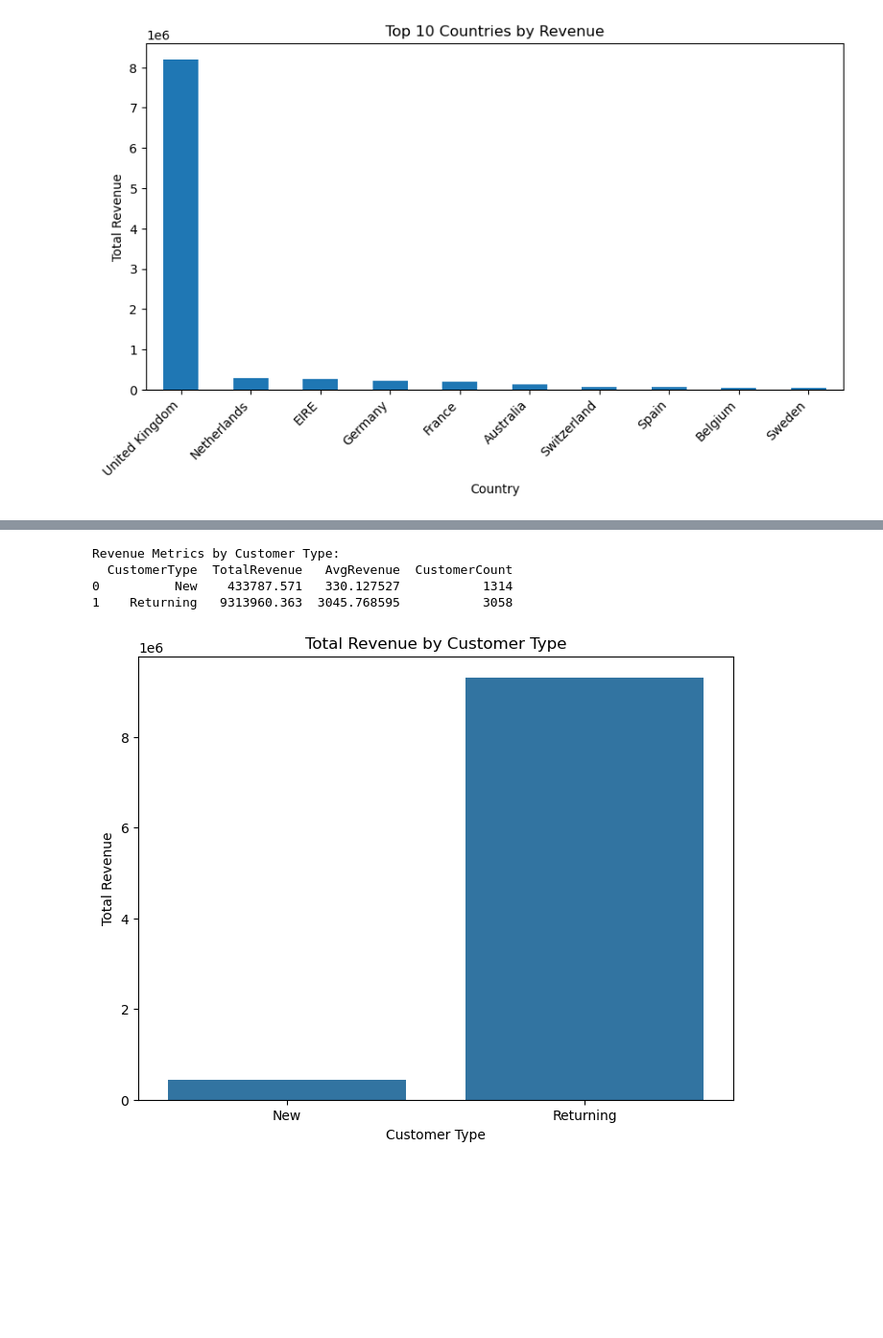
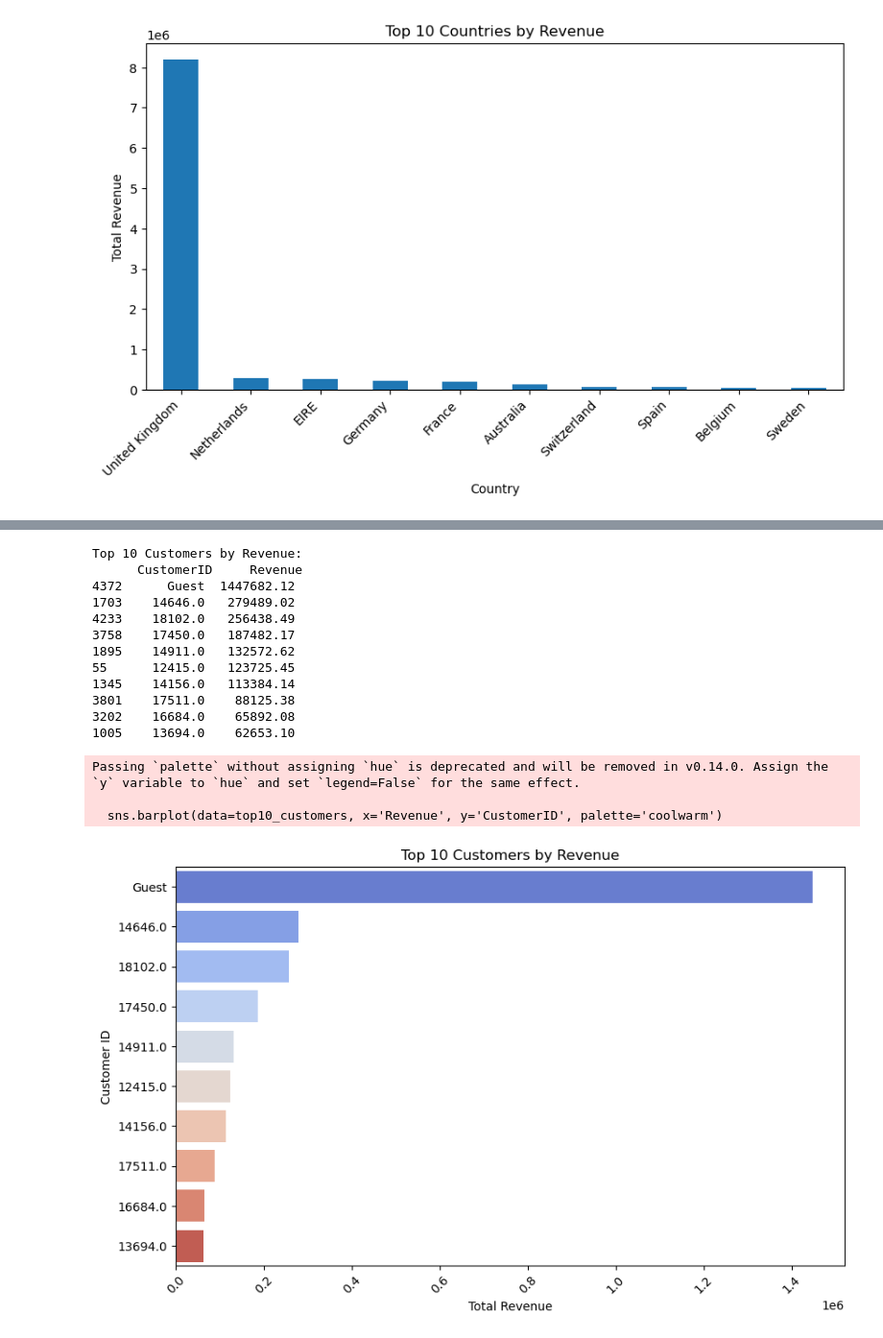
Before and after one commit to BihaniM/portfolio-project-1, a Jupyter notebook: Portfolio_project.ipynb, the cells around one changed output, grey strips where cells are left out. Shown: that part at 96% size. Cells and saved outputs as stored; diff of their text form; code cells hidden in the pictures; blank space fills up the shorter version.

```diff
--- a/Portfolio_project.ipynb
+++ b/Portfolio_project.ipynb
@@ -273,44 +276,30 @@ Name: Revenue, dtype: float64
-# %%
-# 2. Identify New vs. Returning Customers
-
-# Group by CustomerID to calculate:
-# - Frequency: number of unique invoices (transactions) per customer
-# - Total Revenue: sum of revenue per customer
-customer_summary = df.groupby('CustomerID').agg({
-    'InvoiceNo': 'nunique',   # Count unique purchases
-    'Revenue': 'sum'
-}).rename(columns={'InvoiceNo': 'Frequency'})
-
-# Classify customers: New if Frequency == 1, Returning if Frequency > 1
-customer_summary['CustomerType'] = customer_summary['Frequency'].apply(lambda x: 'New' if x == 1 else 'Returning')
-
-# -------------------------------
-# 3. Aggregate Revenue Metrics by Customer Type
-# -------------------------------
-rfm_summary = customer_summary.groupby('CustomerType').agg({
-    'Revenue': ['sum', 'mean', 'count']
-}).reset_index()
-
-# Rename columns for clarity
-rfm_summary.columns = ['CustomerType', 'TotalRevenue', 'AvgRevenue', 'CustomerCount']
-print("Revenue Metrics by Customer Type:")
-print(rfm_summary)
-# %% [output]
-Revenue Metrics by Customer Type:
-  CustomerType  TotalRevenue   AvgRevenue  CustomerCount
-0          New    433787.571   330.127527           1314
-1    Returning   9313960.363  3045.768595           3058
-# %%
-
-
-# Visualize the Comparison
-# -------------------------------
-# Bar chart for Total Revenue by Customer Type
-plt.figure(figsize=(8, 6))
-sns.barplot(data=rfm_summary, x='CustomerType', y='TotalRevenue')
-plt.title("Total Revenue by Customer Type")
-plt.ylabel("Total Revenue")
-plt.xlabel("Customer Type")
-plt.show()
-# %% [output]
-[figure, removed]
+# %%
+# Revenue by Customer
+customer_revenue = df.groupby('CustomerID')['Revenue'].sum().reset_index()
+top10_customers = customer_revenue.sort_values(by='Revenue', ascending=False).head(10)
+print("Top 10 Customers by Revenue:\n", top10_customers)
+
+plt.figure(figsize=(10, 6))
+sns.barplot(data=top10_customers, x='Revenue', y='CustomerID', palette='coolwarm')
+plt.title("Top 10 Customers by Revenue")
+plt.xlabel("Total Revenue")
+plt.ylabel("Customer ID")
+plt.xticks(rotation=45)
+plt.show()
+# %% [output]
+Top 10 Customers by Revenue:
+      CustomerID     Revenue
+4372      Guest  1447682.12
+1703    14646.0   279489.02
+4233    18102.0   256438.49
+3758    17450.0   187482.17
+1895    14911.0   132572.62
+55      12415.0   123725.45
+1345    14156.0   113384.14
+3801    17511.0    88125.38
+3202    16684.0    65892.08
+1005    13694.0    62653.10
+Passing `palette` without assigning `hue` is deprecated and will be removed in v0.14.0. Assign the `y` variable to `hue` and set `legend=False` for the same effect.
+
+  sns.barplot(data=top10_customers, x='Revenue', y='CustomerID', palette='coolwarm')
+[figure, added]
```
Also changed, not shown: parts of 35 cells of this notebook.
